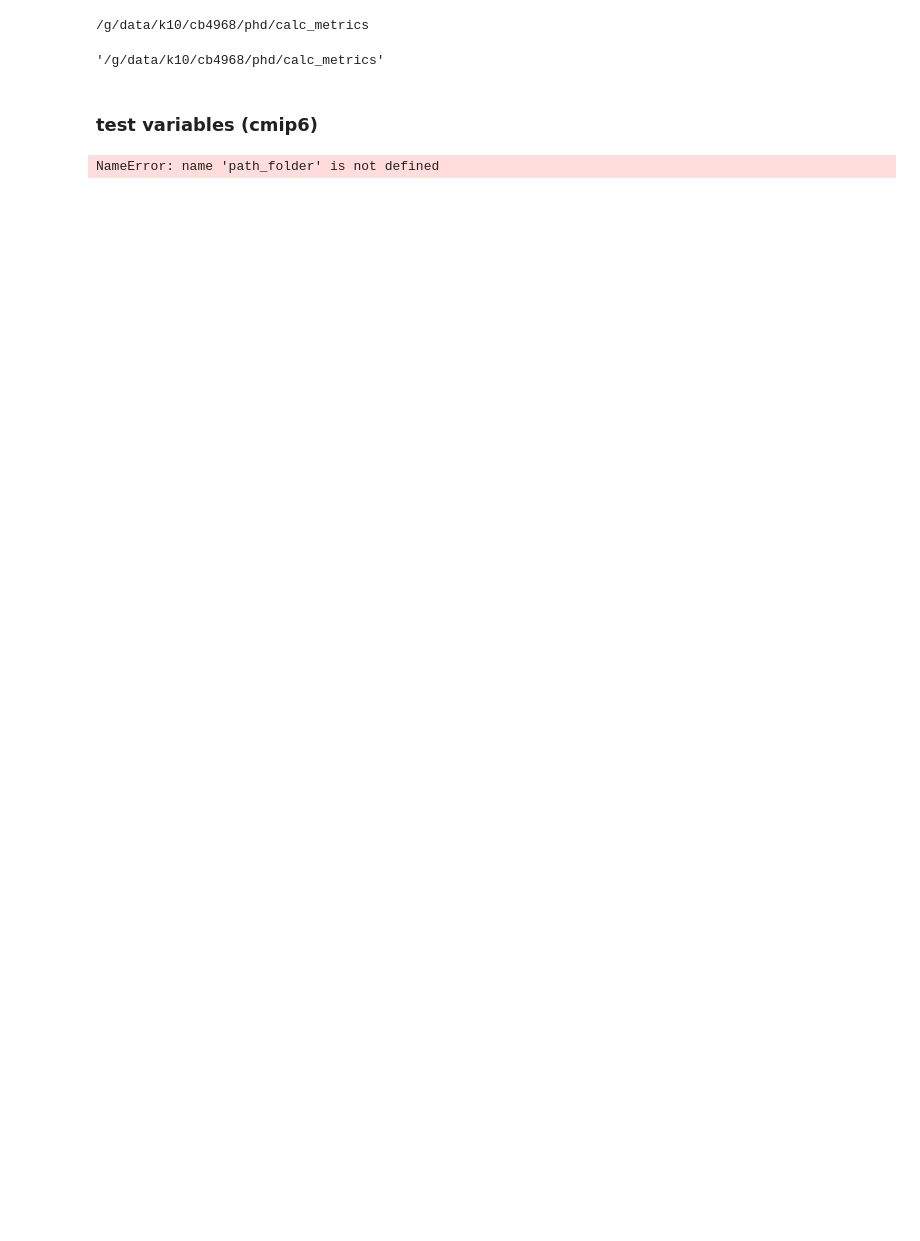
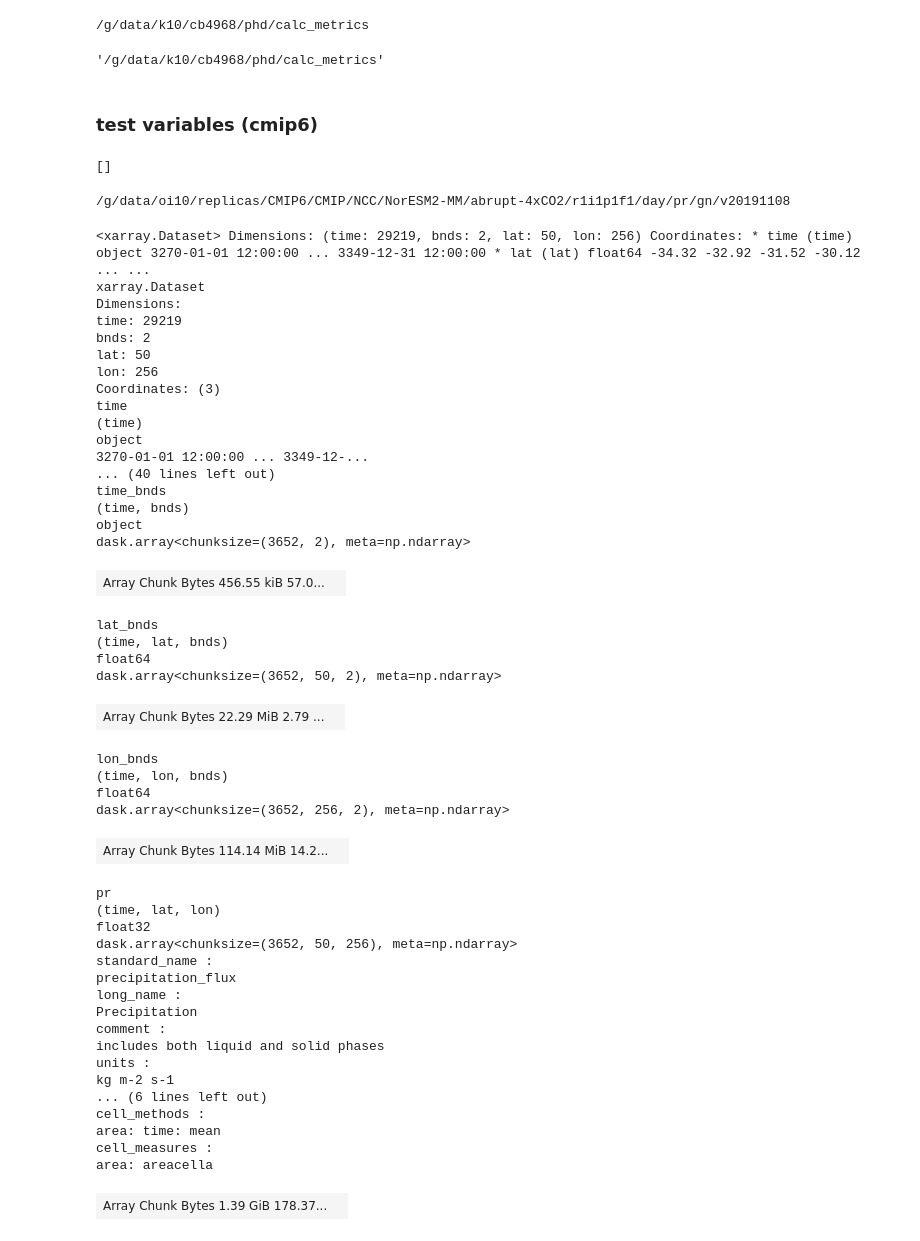
Before and after one commit to PBlackberg/phd, a Jupyter notebook: calc_metrics/get_variables/test_variables.ipynb, the cells around one changed output. Saved outputs shown, nothing was run; the diff lists cells and outputs as text; code cells hidden in the pictures; blank space fills up the shorter version.

Commit message:
getting variables

```diff
--- a/calc_metrics/get_variables/test_variables.ipynb
+++ b/calc_metrics/get_variables/test_variables.ipynb
@@ -116,8 +116,10 @@ if save_pr:
 
 # ds_pr.sel(time=slice(str(yearEnd_first), str(yearStart_last)),lat=slice(-35,35))
 # %%
+model = 'NorESM2-MM'
+institute = institutes[model]
 experiment = 'abrupt-4xCO2'
-model = 'FGOALS-g3'
+variable = 'pr'
 
 if experiment == 'historical':
     yearEnd_first = 1970
@@ -125,6 +127,14 @@ if experiment == 'historical':
 
 if experiment == 'abrupt-4xCO2':
     yearEnd_first, yearStart_last = rcp_years(model)
+
+
+ensemble = choose_ensemble(model, experiment, variable)
+path_gen = '/g/data/oi10/replicas/CMIP6/CMIP/{}/{}/{}/{}/day/pr'.format(institute, model, experiment, ensemble)
+
+cmip6_feature = last_letters(model, experiment, variable)
+version = pick_latestVersion(os.path.join(path_gen, cmip6_feature))
+path_folder =  os.path.join(path_gen, cmip6_feature, version)
 
 files = [f for f in os.listdir(path_folder) if f.endswith('.nc')]
 if 'Amon' in path_folder:
@@ -141,5 +151,62 @@ else:
 path_fileList = []
 for file in files:
     path_fileList = np.append(path_fileList, os.path.join(path_folder, file))
-# %% [output]
-NameError: name 'path_folder' is not defined
+# %%
+print(path_fileList)
+# %% [output]
+[]
+# %%
+print(path_folder)
+# %% [output]
+/g/data/oi10/replicas/CMIP6/CMIP/NCC/NorESM2-MM/abrupt-4xCO2/r1i1p1f1/day/pr/gn/v20191108
+# %%
+ds = xr.open_mfdataset(path_fileList, combine='by_coords').sel(lat=slice(-35,35))
+# %%
+ds
+# %% [output]
+<xarray.Dataset> Dimensions: (time: 29219, bnds: 2, lat: 50, lon: 256) Coordinates: * time (time) object 3270-01-01 12:00:00 ... 3349-12-31 12:00:00 * lat (lat) float64 -34.32 -32.92 -31.52 -30.12 ... ...
+xarray.Dataset
+Dimensions:
+time: 29219
+bnds: 2
+lat: 50
+lon: 256
+Coordinates: (3)
+time
+(time)
+object
+3270-01-01 12:00:00 ... 3349-12-...
+... (40 lines left out)
+time_bnds
+(time, bnds)
+object
+dask.array<chunksize=(3652, 2), meta=np.ndarray>
+| Array Chunk Bytes 456.55 kiB 57.0... |  |
+lat_bnds
+(time, lat, bnds)
+float64
+dask.array<chunksize=(3652, 50, 2), meta=np.ndarray>
+| Array Chunk Bytes 22.29 MiB 2.79 ... |  |
+lon_bnds
+(time, lon, bnds)
+float64
+dask.array<chunksize=(3652, 256, 2), meta=np.ndarray>
+| Array Chunk Bytes 114.14 MiB 14.2... |  |
+pr
+(time, lat, lon)
+float32
+dask.array<chunksize=(3652, 50, 256), meta=np.ndarray>
+standard_name :
+precipitation_flux
+long_name :
+Precipitation
+comment :
+includes both liquid and solid phases
+units :
+kg m-2 s-1
+... (6 lines left out)
+cell_methods :
+area: time: mean
+cell_measures :
+area: areacella
+| Array Chunk Bytes 1.39 GiB 178.37... |  |
```
Also changed, not shown: parts of 3 cells of this notebook, 1 other file.
